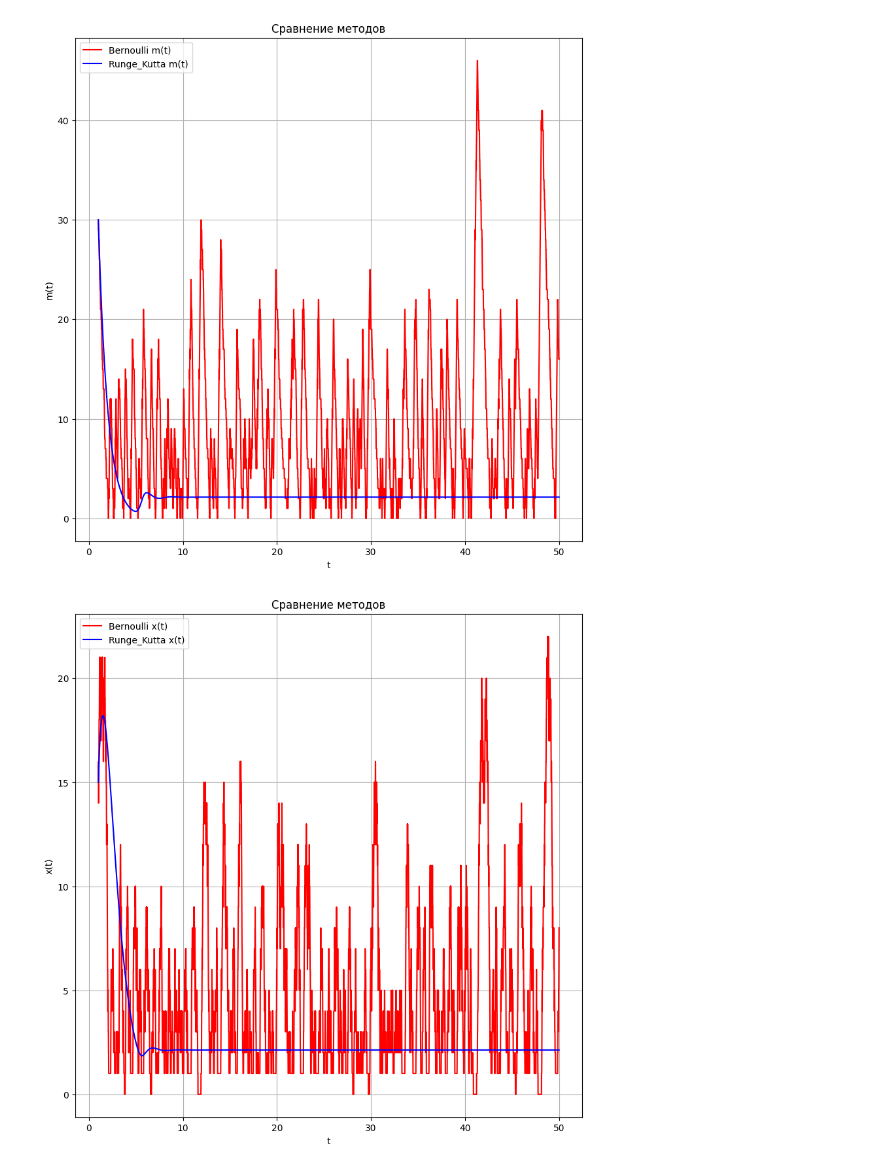
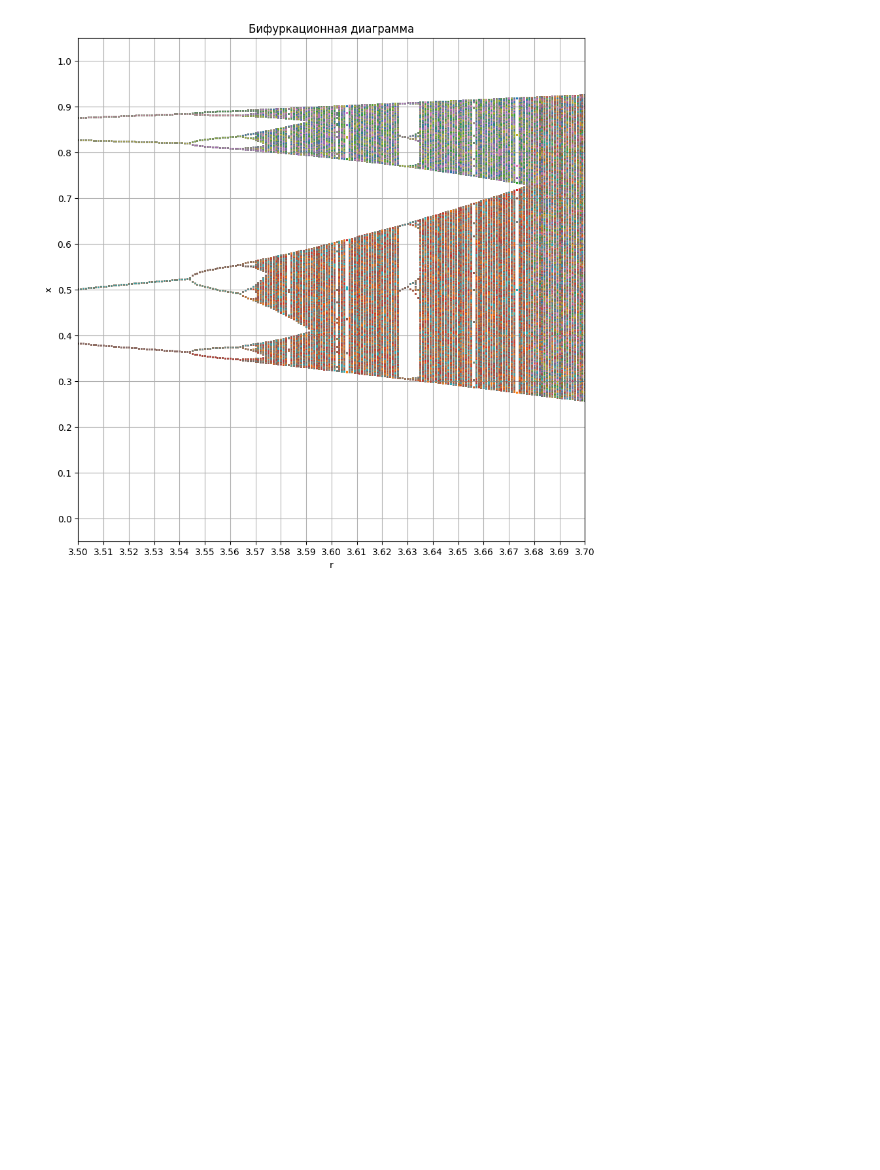
Before and after one commit to MikhailBurdukov/labs, a Jupyter notebook: lab5.ipynb, the cells around one changed output. Saved outputs shown, nothing was run; the diff lists cells and outputs as text; code cells hidden in the pictures; blank space fills up the shorter version.

```diff
--- a/lab5.ipynb
+++ b/lab5.ipynb
@@ -171,23 +6,39 @@ plt.show()
-# %%
-plt.figure(figsize=(10, 10))
-plt.plot(times_2[1], res_methods_2[1][:, 0], 'r', label = 'Bernoulli m(t)')
-plt.plot(times_2[2], res_methods_2[2][:, 0], 'b', label = 'Runge_Kutta m(t)')
-plt.xlabel('t')
-plt.ylabel('m(t)')
-plt.title('Сравнение методов')
-plt.grid(True)
-plt.legend()
-plt.show()
-
-plt.figure(figsize=(10, 10))
-plt.plot(times_2[1], res_methods_2[1][:, 1], 'r', label = 'Bernoulli x(t)')
-plt.plot(times_2[2], res_methods_2[2][:, 1], 'b', label = 'Runge_Kutta x(t)')
-plt.xlabel('t')
-plt.ylabel('x(t)')
-plt.title('Сравнение методов')
-plt.grid(True)
-plt.legend()
-plt.show()
-# %% [output]
-[figure, removed]
-[figure, removed]
+# %%
+def func(r, x):
+    return r * x * (1 - x)
+
+def diff(r, x):
+    return r * (1 - 2 * x)
+
+def bifurcation_diagramm(x0, n, x_val, r_val):
+    for i, r in enumerate(r_val):
+        x = x0
+        for j in range(n):
+            x = func(r, x)
+            x_val[i, j] = x
+
+x0 = 0.5
+n_start = 1000
+n = 10000
+
+h = 0.001
+r_val = np.arange(h, 4.0 + h, h)
+
+x_val = np.zeros((len(r_val), n))
+bifurcation_diagramm(x0, n, x_val, r_val)
+
+x_val_diag = x_val[:, n_start:n]
+
+
+plt.figure(figsize=(10, 10))
+plt.plot(r_val, x_val_diag, '.', markersize = 1)
+plt.xlim(3.5, 3.7)
+plt.xticks(np.arange(3.5, 3.7, 0.01))
+plt.yticks(np.arange(0.0, 1.1, 0.1))
+plt.xlabel('r')
+plt.ylabel('x')
+plt.title('Бифуркационная диаграмма')
+plt.grid(True)
+plt.show()
+# %% [output]
+[figure, added]
```
Also changed, not shown: parts of 5 cells of this notebook.
